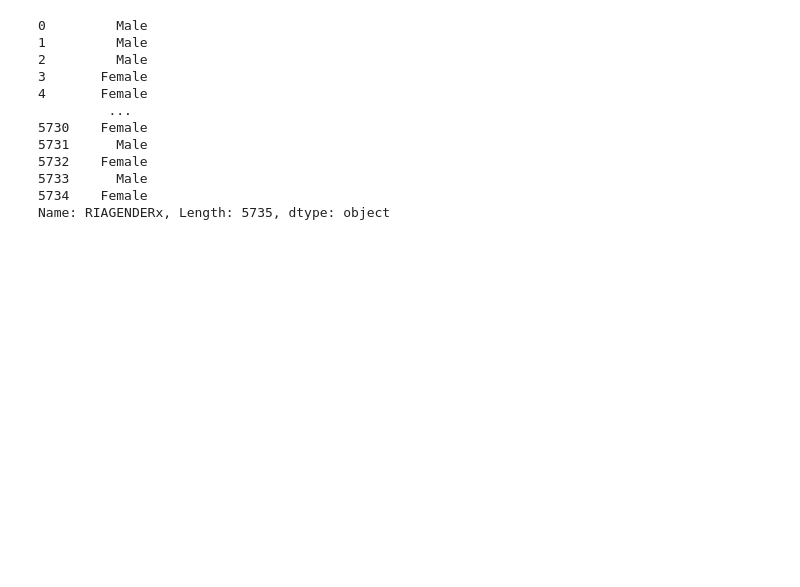
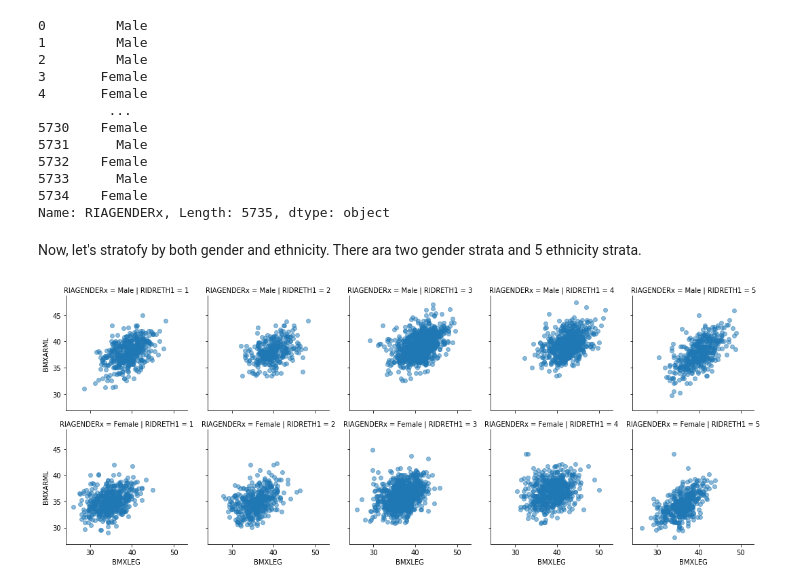
Before and after one commit to dabarbosa10/MichStat, a Jupyter notebook: week3/BivariateData.ipynb, the cells around one changed output. Drawn from its saved outputs; the diff is of its cells as text; code cells hidden in the pictures; blank space fills up the shorter version.

```diff
--- a/week3/BivariateData.ipynb
+++ b/week3/BivariateData.ipynb
@@ -85,3 +85,9 @@ data["RIAGENDERx"]
 5733      Male
 5734    Female
 Name: RIAGENDERx, Length: 5735, dtype: object
+# %% [markdown]
+Now, let's stratofy by both gender and ethnicity. There ara two gender strata and 5 ethnicity strata.
+# %%
+_ = sns.FacetGrid(data, col="RIDRETH1",  row="RIAGENDERx").map(plt.scatter, "BMXLEG", "BMXARML", alpha=0.5).add_legend()
+# %% [output]
+[figure, added]
```
Also changed, not shown: parts of 15 cells of this notebook.
